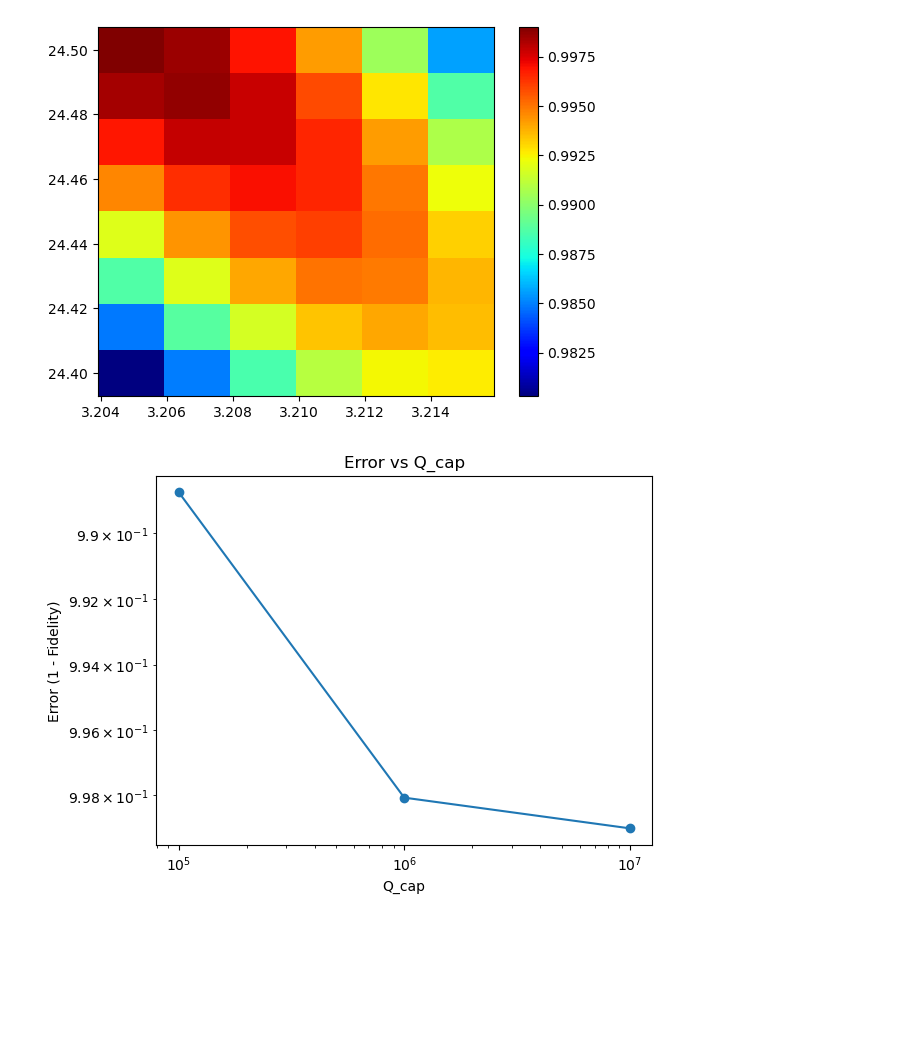
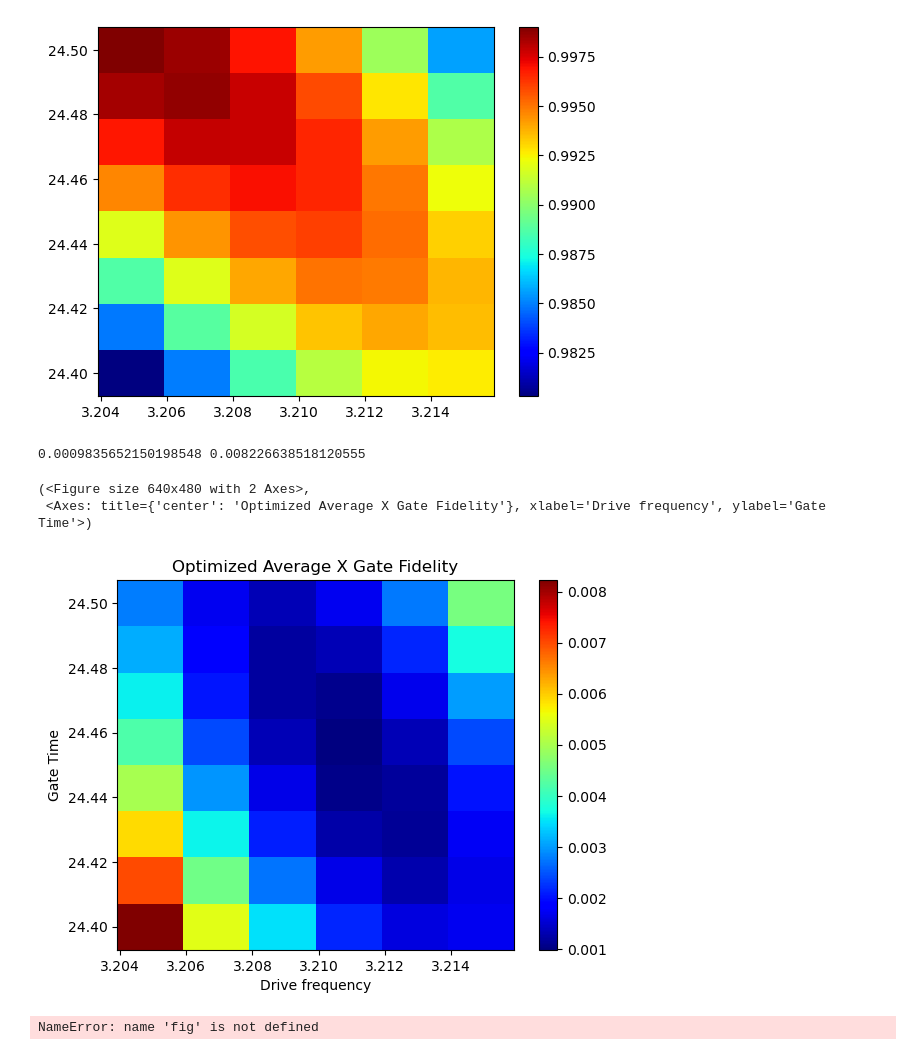
Before and after one commit to Sam-Bieberich/QuTiP, a Jupyter notebook: plot_gen.ipynb, the cells around one changed output. Saved outputs shown, nothing was run; the diff lists cells and outputs as text; code cells hidden in the pictures; blank space fills up the shorter version.

```diff
--- a/plot_gen.ipynb
+++ b/plot_gen.ipynb
@@ -77,6 +77,8 @@ def density(
     ax.set_ylabel(y_label)
 
     ax.set_title(title)
+    fig.canvas.draw()
+
 
     return fig, ax
 # %%
@@ -224,13 +223,45 @@ error_values = [0.9887563951666208, 0.9980729773377685, 0.9990139376031474]
-# %%
-plt.figure()
-plt.plot(Q_cap_values, error_values, marker='o')
-plt.xscale('log')
-plt.yscale('log')
-plt.xlabel('Q_cap')
-plt.ylabel('Error (1 - Fidelity)')
-plt.title('Error vs Q_cap')
-plt.gca().yaxis.set_major_formatter(plt.FuncFormatter(lambda x, _: f'{x:.6f}'))
-plt.gca().invert_yaxis()
-plt.show()
-# %% [output]
-[figure, removed]
+# %%
+# t_g array
+t_g = [
+    24.48,
+    24.48571429,
+    24.49142857,
+    24.49714286,
+    24.50285714,
+    24.50857143,
+    24.51428571,
+    24.52
+]
+
+# omega_d array
+omega_d = [
+    3.2,
+    3.2016,
+    3.2032,
+    3.2048,
+    3.2064,
+    3.208
+]
+
+# fidelity_results array
+fidelity_results = [
+    [0.9917733614818794, 0.9930081753876557, 0.9940948798178476, 0.9950241727911652, 0.9957935563033399, 0.9964079360654203, 0.9968789786472897, 0.9972233359237462],
+    [0.9945033036556251, 0.9955048837379472, 0.9963572304185891, 0.9970511374343455, 0.9975842678891634, 0.9979617309095691, 0.9981954079762868, 0.9983021462903302],
+    [0.9965237396654096, 0.9972900730166708, 0.9979063291529444, 0.9983634167451297, 0.9986591650264210, 0.9987988760310177, 0.9987946214108696, 0.9986634084728844],
+    [0.9978305442819314, 0.9983601940601788, 0.9987392045427218, 0.9989586181585871, 0.9990164347849801, 0.9989181382311560, 0.9986759650158060, 0.9983070468784107],
+    [0.9984214548741160, 0.9987135622289349, 0.9988547506312612, 0.9988362147344739, 0.9986561290134567, 0.9983201473877940, 0.9978406454445650, 0.9972348433890842],
+    [0.9982960710530163, 0.9983503551302365, 0.9982537229350218, 0.9979975393099130, 0.9975801567515040, 0.9970073870957790, 0.9962917188486053, 0.9954504245206396]
+]
+
+fidelity_results = np.asarray(fidelity_results,dtype = float)
+
+density(1- fidelity_results, omega_d_array, t_g_array, title="Optimized Average X Gate Fidelity", x_label = "Drive frequency", y_label = "Gate Time")
+# %% [output]
+0.0009835652150198548 0.008226638518120555
+(<Figure size 640x480 with 2 Axes>,
+ <Axes: title={'center': 'Optimized Average X Gate Fidelity'}, xlabel='Drive frequency', ylabel='Gate Time'>)
+[figure, added]
+# %%
+fig.canvas.draw()
+# %% [output]
+NameError: name 'fig' is not defined
```
Also changed, not shown: parts of 1 cell of this notebook.
